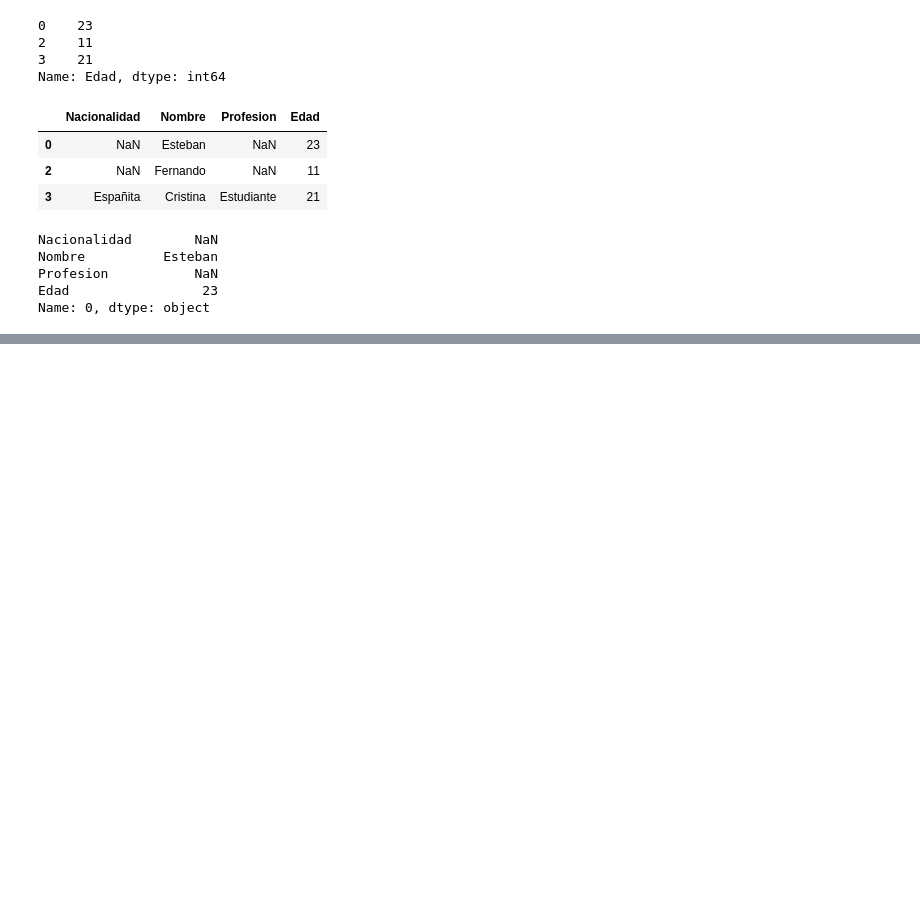
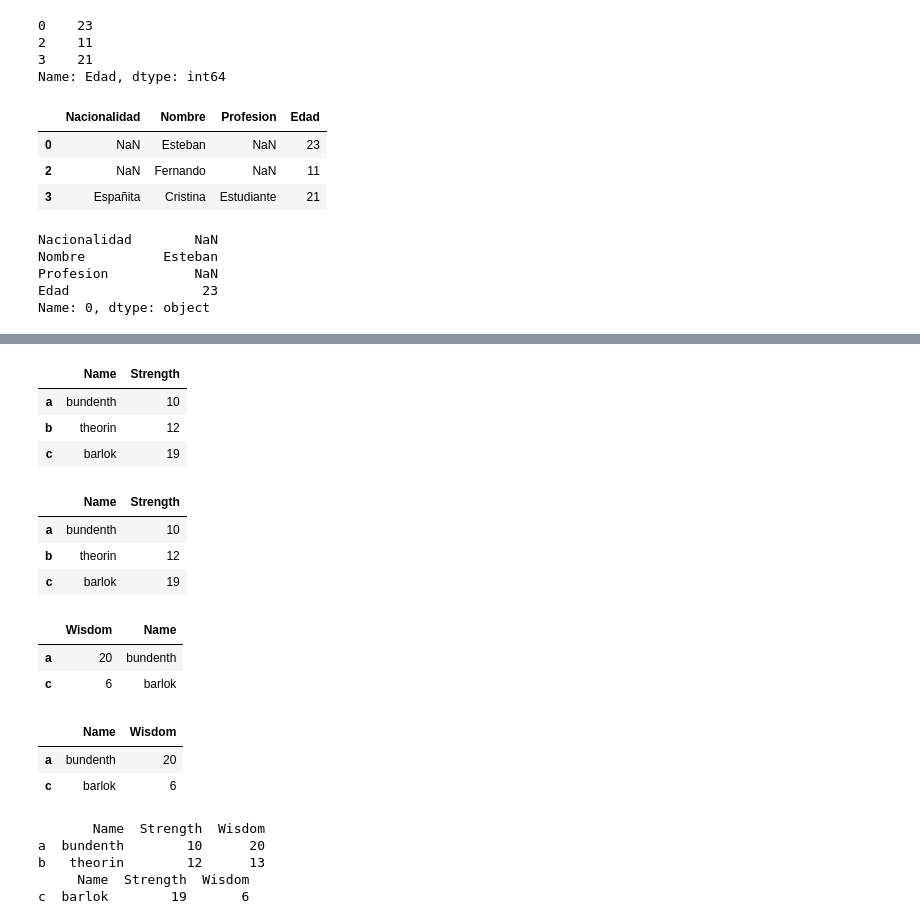
Before and after one commit to RaulCapellanFernandez/DecatlonEstadistics, a Jupyter notebook: Archivos Previos/Mis Cosas/Practicar1.ipynb, the cells around one changed output, grey strips where cells are left out. Cells and saved outputs as stored; diff of their text form; code cells hidden in the pictures; blank space fills up the shorter version.

Commit message:
Mas ejercicios de la primera parte hecho

```diff
--- a/Archivos Previos/Mis Cosas/Practicar1.ipynb
+++ b/Archivos Previos/Mis Cosas/Practicar1.ipynb
@@ -436,0 +494,8 @@ Name: 0, dtype: object
+# %%
+d_and_d_characters = {'Name' : ['bundenth','theorin','barlok'], 'Strength' : [10,12,19], 'Wisdom' : [20,13,6]}
+character_data = pd.DataFrame(d_and_d_characters, index = ['a','b','c'])
+print(character_data)
+print("\n")
+print(character_data[:-1])
+print("\n")
+print(character_data[1:2])
@@ -436,0 +516,39 @@ Name: 0, dtype: object
+# %%
+character_data[['Name', 'Strength']]
+# %% [output]
+|  | Name | Strength |
+| a | bundenth | 10 |
+| b | theorin | 12 |
+| c | barlok | 19 |
+# %%
+character_data.loc[:,'Name':'Strength']
+#Los dos puntos es para que coja todas las filas
+# %% [output]
+|  | Name | Strength |
+| a | bundenth | 10 |
+| b | theorin | 12 |
+| c | barlok | 19 |
+# %%
+character_data.loc[['a','c'], ['Wisdom', 'Name']]
+# %% [output]
+|  | Wisdom | Name |
+| a | 20 | bundenth |
+| c | 6 | barlok |
+# %%
+character_data.iloc[[0,2],[0,2]]
+# %% [output]
+|  | Name | Wisdom |
+| a | bundenth | 20 |
+| c | barlok | 6 |
+# %%
+# Como ejercicio, cómo listar los personajes con Strength > 15 o Wisdom > 11
+serie = character_data[character_data['Strength']<15]
+print(serie)
+serie=  character_data[character_data['Wisdom']<11]
+print(serie)
+# %% [output]
+       Name  Strength  Wisdom
+a  bundenth        10      20
+b   theorin        12      13
+     Name  Strength  Wisdom
+c  barlok        19       6
```
Also changed, not shown: parts of 14 cells of this notebook, 1 other file.
